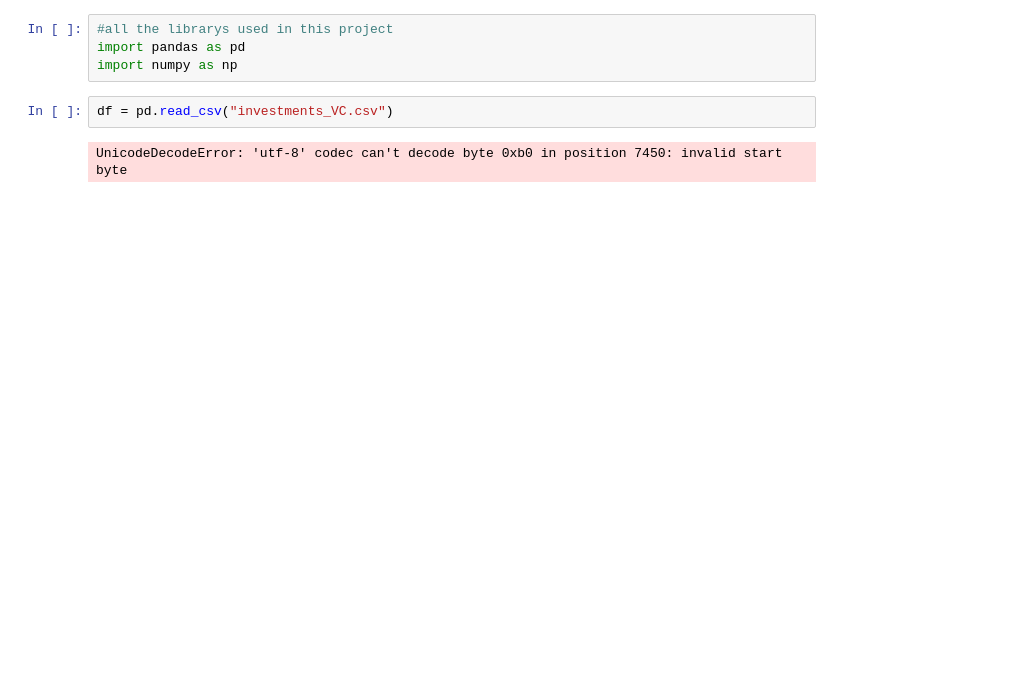
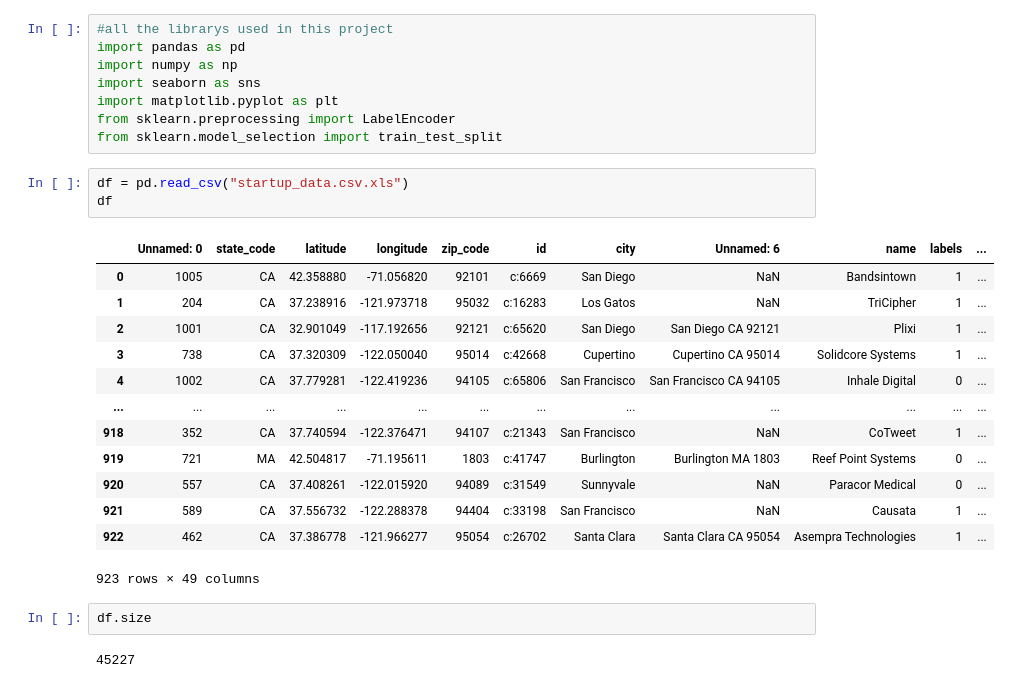
Before and after one commit to Meghamala/Startup_Success_Prediction, a Jupyter notebook: initial.ipynb, the cells around one changed output. Drawn from its saved outputs; the diff is of its cells as text; blank space fills up the shorter version.

Commit message:
code to import data and identify

```diff
--- a/initial.ipynb
+++ b/initial.ipynb
@@ -2,7 +2,28 @@
 #all the librarys used in this project
 import pandas as pd
 import numpy as np
+import seaborn as sns
+import matplotlib.pyplot as plt
+from sklearn.preprocessing import LabelEncoder
+from sklearn.model_selection import train_test_split
 # %%
-df = pd.read_csv("investments_VC.csv")
+df = pd.read_csv("startup_data.csv.xls")
+df
 # %% [output]
+|  | Unnamed: 0 | state_code | latitude | longitude | zip_code | id | city | Unnamed: 6 | name | labels | ... |
+| 0 | 1005 | CA | 42.358880 | -71.056820 | 92101 | c:6669 | San Diego | NaN | Bandsintown | 1 | ... |
+| 1 | 204 | CA | 37.238916 | -121.973718 | 95032 | c:16283 | Los Gatos | NaN | TriCipher | 1 | ... |
+| 2 | 1001 | CA | 32.901049 | -117.192656 | 92121 | c:65620 | San Diego | San Diego CA 92121 | Plixi | 1 | ... |
+| 3 | 738 | CA | 37.320309 | -122.050040 | 95014 | c:42668 | Cupertino | Cupertino CA 95014 | Solidcore Systems | 1 | ... |
+| 4 | 1002 | CA | 37.779281 | -122.419236 | 94105 | c:65806 | San Francisco | San Francisco CA 94105 | Inhale Digital | 0 | ... |
+| ... | ... | ... | ... | ... | ... | ... | ... | ... | ... | ... | ... |
+| 918 | 352 | CA | 37.740594 | -122.376471 | 94107 | c:21343 | San Francisco | NaN | CoTweet | 1 | ... |
+| 919 | 721 | MA | 42.504817 | -71.195611 | 1803 | c:41747 | Burlington | Burlington MA 1803 | Reef Point Systems | 0 | ... |
+| 920 | 557 | CA | 37.408261 | -122.015920 | 94089 | c:31549 | Sunnyvale | NaN | Paracor Medical | 0 | ... |
+| 921 | 589 | CA | 37.556732 | -122.288378 | 94404 | c:33198 | San Francisco | NaN | Causata | 1 | ... |
+| 922 | 462 | CA | 37.386778 | -121.966277 | 95054 | c:26702 | Santa Clara | Santa Clara CA 95054 | Asempra Technologies | 1 | ... |
-UnicodeDecodeError: 'utf-8' codec can't decode byte 0xb0 in position 7450: invalid start byte
+923 rows × 49 columns
+# %%
+df.size
+# %% [output]
+45227
```
Also changed, not shown: parts of 8 cells of this notebook.
